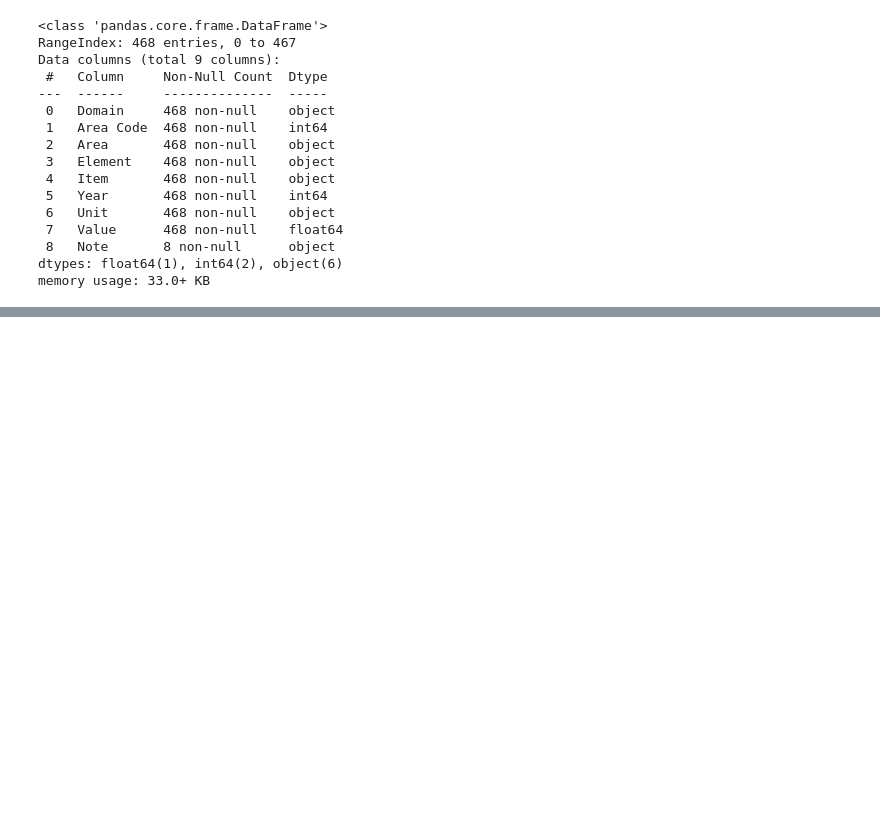
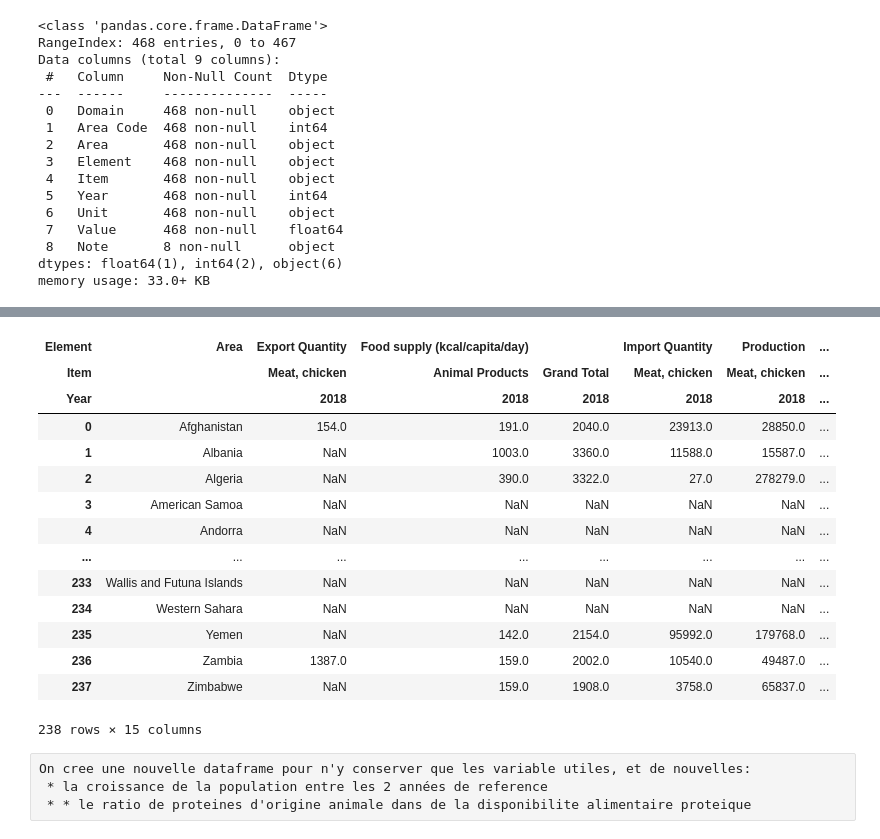
Before and after one commit to bbouya/Data_Analyst, a Jupyter notebook: etude_marche/Etude_Marche.ipynb, the cells around one changed output, grey strips where cells are left out. Saved outputs shown, nothing was run; the diff lists cells and outputs as text; code cells hidden in the pictures; blank space fills up the shorter version.

```diff
--- a/etude_marche/Etude_Marche.ipynb
+++ b/etude_marche/Etude_Marche.ipynb
@@ -180,0 +232,24 @@ memory usage: 33.0+ KB
+# %%
+# Table pivot
+data = data.pivot_table(index='Area', values='Value', columns=['Element', 'Item', 'Year']).reset_index()
+data
+# %% [output]
+| Element | Area | Export Quantity | Food supply (kcal/capita/day) |  | Import Quantity | Production | ... |
+| Item |  | Meat, chicken | Animal Products | Grand Total | Meat, chicken | Meat, chicken | ... |
+| Year |  | 2018 | 2018 | 2018 | 2018 | 2018 | ... |
+| 0 | Afghanistan | 154.0 | 191.0 | 2040.0 | 23913.0 | 28850.0 | ... |
+| 1 | Albania | NaN | 1003.0 | 3360.0 | 11588.0 | 15587.0 | ... |
+| 2 | Algeria | NaN | 390.0 | 3322.0 | 27.0 | 278279.0 | ... |
+| 3 | American Samoa | NaN | NaN | NaN | NaN | NaN | ... |
+| 4 | Andorra | NaN | NaN | NaN | NaN | NaN | ... |
+| ... | ... | ... | ... | ... | ... | ... | ... |
+| 233 | Wallis and Futuna Islands | NaN | NaN | NaN | NaN | NaN | ... |
+| 234 | Western Sahara | NaN | NaN | NaN | NaN | NaN | ... |
+| 235 | Yemen | NaN | 142.0 | 2154.0 | 95992.0 | 179768.0 | ... |
+| 236 | Zambia | 1387.0 | 159.0 | 2002.0 | 10540.0 | 49487.0 | ... |
+| 237 | Zimbabwe | NaN | 159.0 | 1908.0 | 3758.0 | 65837.0 | ... |
+238 rows × 15 columns
+# %% [raw]
+On cree une nouvelle dataframe pour n'y conserver que les variable utiles, et de nouvelles:
+ * la croissance de la population entre les 2 années de reference
+ * * le ratio de proteines d'origine animale dans de la disponibilite alimentaire proteique
```
Also changed, not shown: parts of 13 cells of this notebook.
